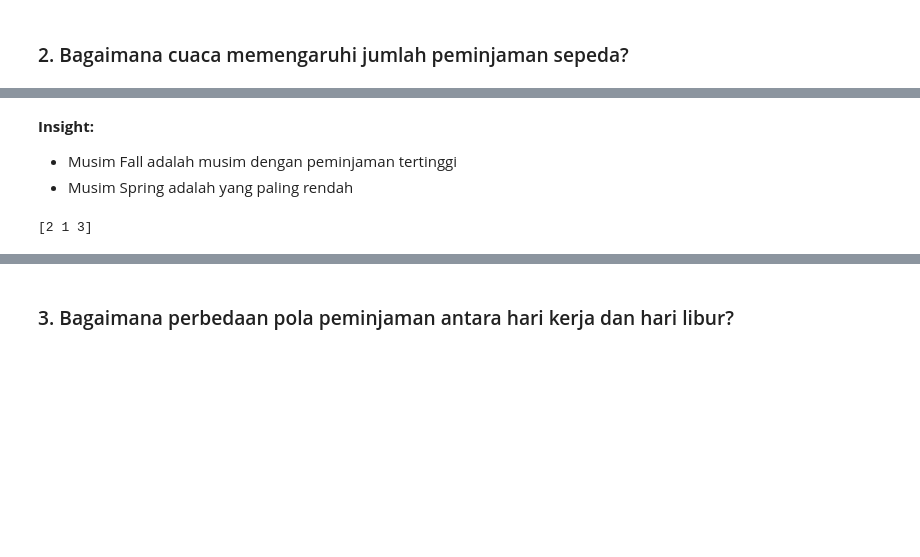
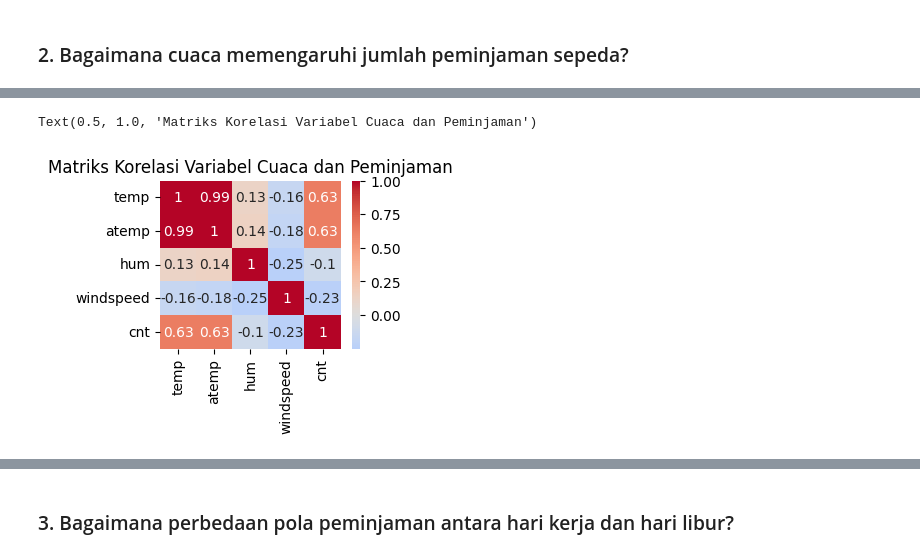
Before and after one commit to wisnufrmdhn/Project-Laskar-AI, a Jupyter notebook: notebook.ipynb, the cells around one changed output, grey strips where cells are left out. Drawn from its saved outputs; the diff is of its cells as text; code cells hidden in the pictures; blank space fills up the shorter version.

```diff
--- a/notebook.ipynb
+++ b/notebook.ipynb
@@ -420,28 +420,3 @@ Passing `palette` without assigning `hue` is deprecated and will be removed in v
 - Penurunan tajam terjadi pada musim dingin (Desember - Februari)
 # %% [markdown]
 ### 2. Bagaimana cuaca memengaruhi jumlah peminjaman sepeda?
-# %%
-# Reload ulang dataset kalau perlu
-df = pd.read_csv("bike_sharing_dataset/day.csv")
-
-# Ubah ke datetime
-df['dteday'] = pd.to_datetime(df['dteday'])
-
-# Mapping label baru
-season_map = {1: 'Spring', 2: 'Summer', 3: 'Fall', 4: 'Winter'}
-df['season'] = df['season'].map(season_map)
-
-plt.figure(figsize=(8,5))
-sns.barplot(
-    data=df,
-    x='season',
-    y='cnt',
-    estimator=sum,
-    order=['Spring', 'Summer', 'Fall', 'Winter'],
-    palette='coolwarm'
-)
-plt.title('Total Peminjaman Sepeda per Musim')
-plt.xlabel('Musim')
-plt.ylabel('Total Peminjaman')
-plt.grid(axis='y', linestyle='--', alpha=0.7)
-plt.show()
@@ -453,9 +423,9 @@ Passing `palette` without assigning `hue` is deprecated and will be removed in v
-# %% [markdown]
-**Insight:**
-
-- Musim Fall adalah musim dengan peminjaman tertinggi
-- Musim Spring adalah yang paling rendah
-# %%
-print(df['weathersit'].unique())
-# %% [output]
-[2 1 3]
+# %%
+# Korelasi antara variabel cuaca dan jumlah peminjaman
+plt.subplot(2,2,1)
+correlation_matrix = df[['temp', 'atemp', 'hum', 'windspeed', 'cnt']].corr()
+sns.heatmap(correlation_matrix, annot=True, cmap='coolwarm', center=0)
+plt.title('Matriks Korelasi Variabel Cuaca dan Peminjaman')
+# %% [output]
+Text(0.5, 1.0, 'Matriks Korelasi Variabel Cuaca dan Peminjaman')
+[figure, added]
```
Also changed, not shown: parts of 6 cells of this notebook, 1 other file.
